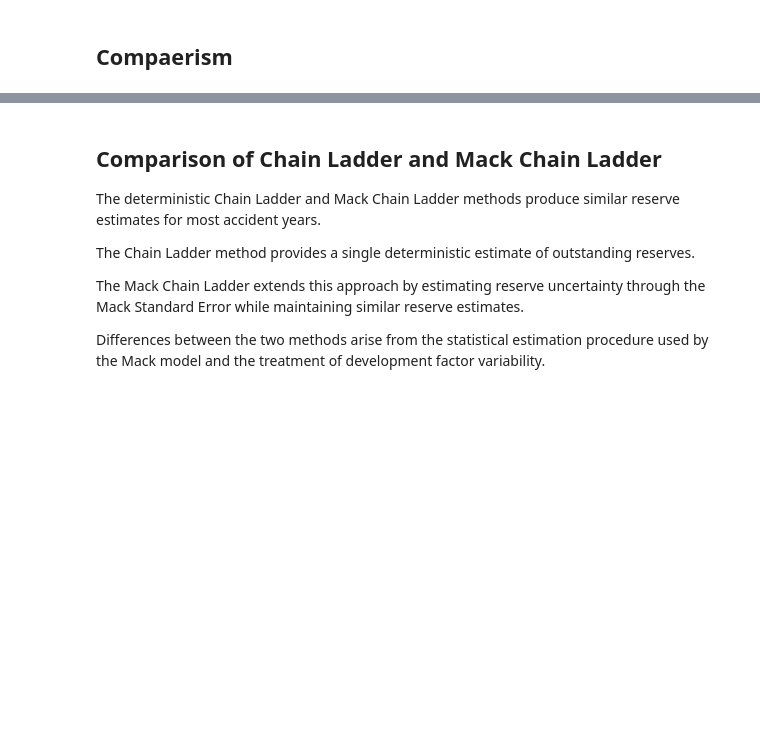
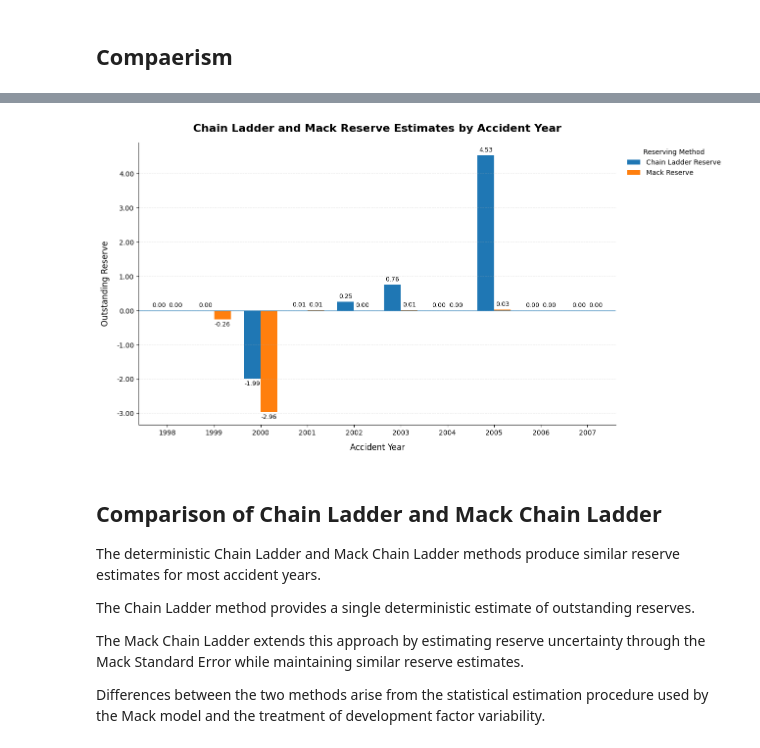
Before and after one commit to Utulu1/Actuarial-Claims-Reserving-Workflow, a Jupyter notebook: notebooks/actuarial_claims_reserving_workflow.ipynb, the cells around one changed output, grey strips where cells are left out. Cells and saved outputs as stored; diff of their text form; code cells hidden in the pictures; blank space fills up the shorter version.

Commit message:
Improve reserve comparison workflow and enhance README presentation

```diff
--- a/notebooks/actuarial_claims_reserving_workflow.ipynb
+++ b/notebooks/actuarial_claims_reserving_workflow.ipynb
@@ -765,3 +787,88 @@ plt.show()
+# %%
+import matplotlib.pyplot as plt
+from matplotlib.ticker import FuncFormatter
+
+plot_data = comparison.copy()
+
+fig, ax = plt.subplots(figsize=(13, 7))
+
+plot_data.plot(
+    kind="bar",
+    ax=ax,
+    width=0.72
+)
+
+ax.set_title(
+    "Chain Ladder and Mack Reserve Estimates by Accident Year",
+    fontsize=16,
+    fontweight="bold",
+    pad=16
+)
+
+ax.set_xlabel(
+    "Accident Year",
+    fontsize=12,
+    labelpad=10
+)
+
+ax.set_ylabel(
+    "Outstanding Reserve",
+    fontsize=12,
+    labelpad=10
+)
+
+ax.tick_params(axis="x", rotation=0, labelsize=10)
+ax.tick_params(axis="y", labelsize=10)
+
+ax.yaxis.set_major_formatter(
+    FuncFormatter(lambda value, position: f"{value:,.2f}")
+)
+
+ax.axhline(
+    y=0,
+    linewidth=1,
+    alpha=0.8
+)
+
+ax.grid(
+    axis="y",
+    linestyle="--",
+    linewidth=0.7,
+    alpha=0.35
+)
+
+ax.grid(axis="x", visible=False)
+
+ax.legend(
+    title="Reserving Method",
+    frameon=False,
+    loc="upper left",
+    bbox_to_anchor=(1.01, 1)
+)
+
+# Add value labels to improve readability
+for container in ax.containers:
+    ax.bar_label(
+        container,
+        fmt="%.2f",
+        padding=3,
+        fontsize=9
+    )
+ax.spines["top"].set_visible(False)
+ax.spines["right"].set_visible(False)
+
+plt.tight_layout()
+
+plt.savefig(
+    "../visualizations/chainladder_vs_mack.png",
+    dpi=300,
+    bbox_inches="tight",
+    facecolor="white"
+)
+
+plt.show()
+# %% [output]
+[figure, added]
 # %% [markdown]
 ## Comparison of Chain Ladder and Mack Chain Ladder
 
```
Also changed, not shown: parts of 2 cells of this notebook, 1 other file.
